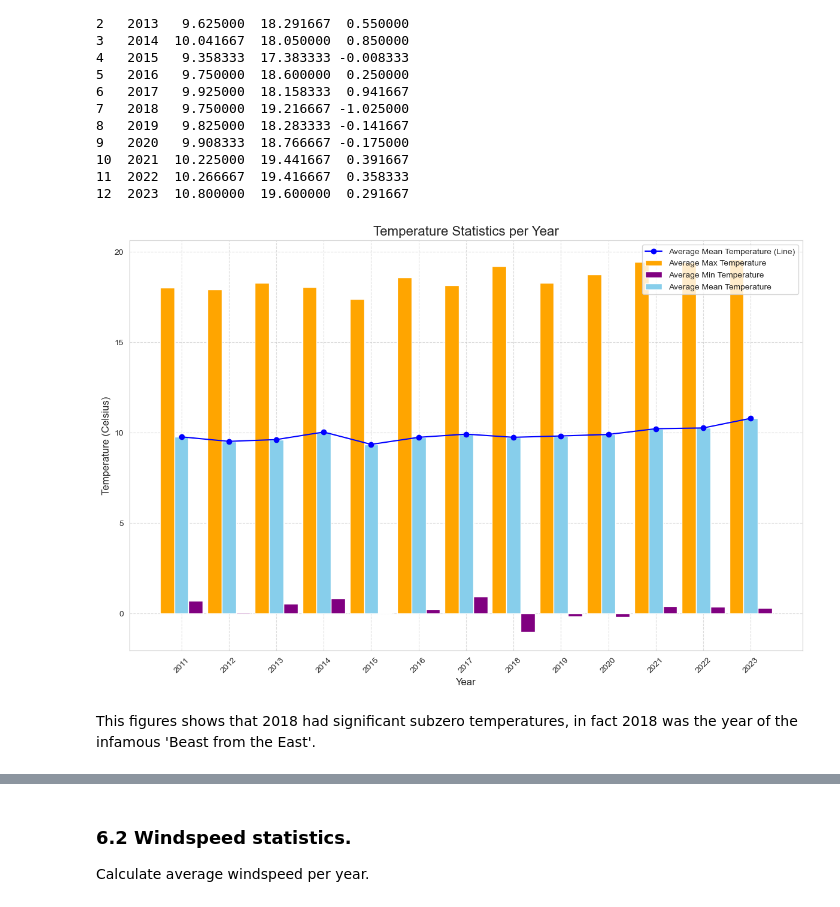
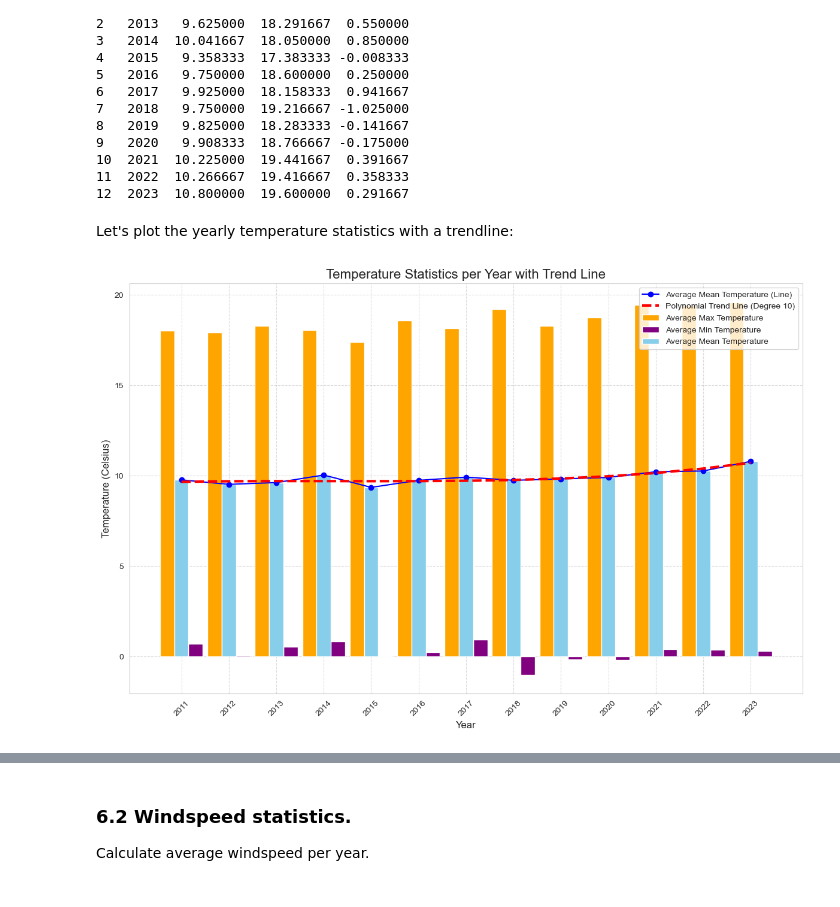
Before and after one commit to MattiDoubleU/PFDA, a Jupyter notebook: Project/Project2024.ipynb, the cells around one changed output, grey strips where cells are left out. Saved outputs shown, nothing was run; the diff lists cells and outputs as text; code cells hidden in the pictures.

Commit message:
Adding polynomial line to temperature plot. Working on README

```diff
--- a/Project/Project2024.ipynb
+++ b/Project/Project2024.ipynb
@@ -238,40 +242,61 @@ Average Temperature per Year:
 10  2021  10.225000  19.441667  0.391667
 11  2022  10.266667  19.416667  0.358333
 12  2023  10.800000  19.600000  0.291667
+# %% [markdown]
+Let's plot the yearly temperature statistics with a trendline:
 # %%
+from sklearn.linear_model import LinearRegression
+from sklearn.preprocessing import PolynomialFeatures
+from sklearn.pipeline import make_pipeline
+
+# Prepare data for polynomial regression.
+X = temp_stats[['year']].values
+y = temp_stats['meant'].values
+degree = 10  # Degree of the polynomial.
+
+# Create a polynomial regression model pipeline.
+poly_model = make_pipeline(PolynomialFeatures(degree), LinearRegression())
+
+# Fit the model to the data.
+poly_model.fit(X, y)
+
+# Generate predictions for the polynomial trend line.
+y_poly_pred = poly_model.predict(X)
+
 # Plot.
 plt.figure(figsize=(12, 8))
 
 # Bar chart for max temperature.
 plt.bar(temp_stats['year'] - 0.3, temp_stats['maxtp'], width=0.3, color='orange', label='Average Max Temperature')
 
 # Bar chart for min temperature.
 plt.bar(temp_stats['year'] + 0.3, temp_stats['mintp'], width=0.3, color='purple', label='Average Min Temperature')
 
 # Bar chart for mean temperature.
 plt.bar(temp_stats['year'], temp_stats['meant'], width=0.3, color='skyblue', label='Average Mean Temperature')
 
 # Line chart for mean temperature.
 plt.plot(temp_stats['year'], temp_stats['meant'], marker='o', color='blue', linestyle='-', label='Average Mean Temperature (Line)')
 
+# Polynomial trend line for mean temperature.
+plt.plot(temp_stats['year'], y_poly_pred, color='red', linestyle='--', linewidth=3, label='Polynomial Trend Line (Degree 10)')
+
 # Title and labels.
-plt.title('Temperature Statistics per Year', fontsize=16)
+plt.title('Temperature Statistics per Year with Trend Line', fontsize=16)
 plt.xlabel('Year', fontsize=12)
 plt.ylabel('Temperature (Celsius)', fontsize=12)
 
 # X-axis.
 plt.xticks(temp_stats['year'], rotation=45)
 
 # Legend.
 plt.legend()
 
 # Add a grid for better visualization.
 plt.grid(visible=True, linestyle='--', alpha=0.7)
 
 # Adjust layout and display the plot.
 plt.tight_layout()
 plt.show()
 # %% [output]
-[figure, old version]
+[figure, new version]
-# %% [markdown]
-This figures shows that 2018 had significant subzero temperatures, in fact 2018 was the year of the infamous 'Beast from the East'.
```
Also changed, not shown: parts of 3 cells of this notebook, 1 other file.
